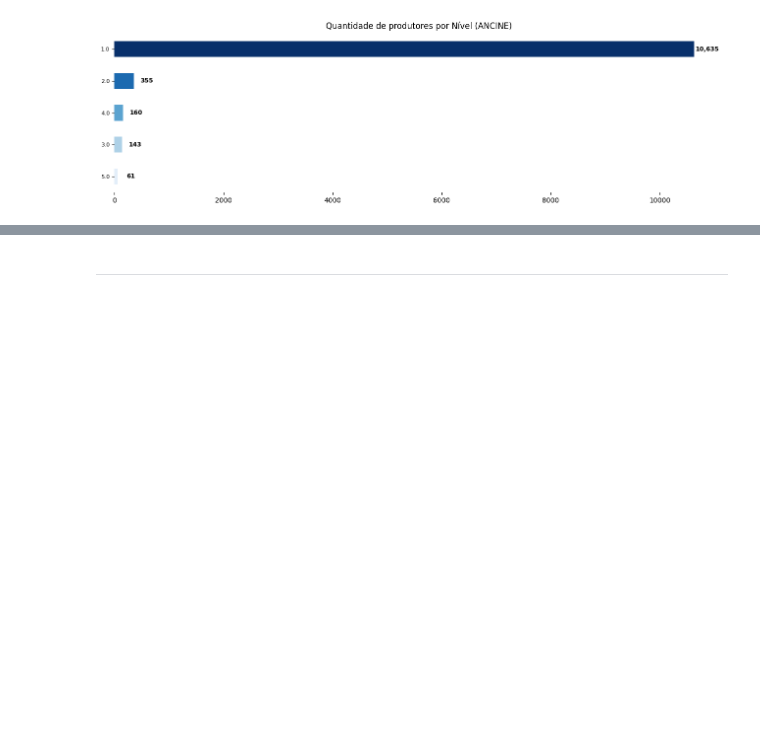
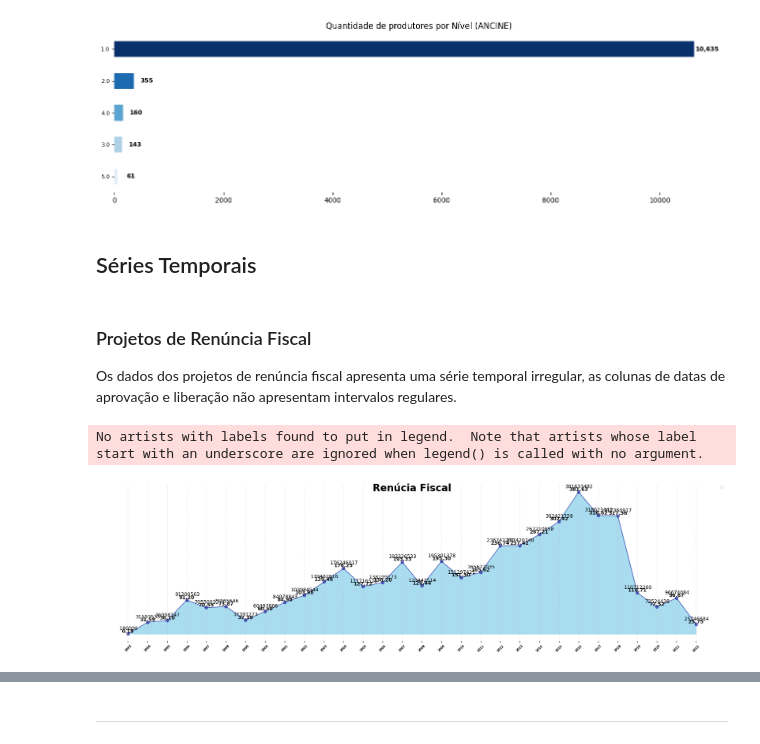
Before and after one commit to fonsecadados/AgenciaNacionalDoCinema_ANCINE, a Jupyter notebook: ANCINE_DesafiosEOportunidades.ipynb, the cells around one changed output, grey strips where cells are left out. Drawn from its saved outputs; the diff is of its cells as text; code cells hidden in the pictures; blank space fills up the shorter version.

```diff
--- a/ANCINE_DesafiosEOportunidades.ipynb
+++ b/ANCINE_DesafiosEOportunidades.ipynb
@@ -583,6 +583,49 @@ classificacao_2 = agnts_tabela_unificada[agnts_tabela_unificada['CLASSIFICACAO_N
 classificacao_3 = agnts_tabela_unificada[agnts_tabela_unificada['CLASSIFICACAO_NIVEL_PRODUTORA'] == 3.0]
 classificacao_4 = agnts_tabela_unificada[agnts_tabela_unificada['CLASSIFICACAO_NIVEL_PRODUTORA'] == 4.0]
 classificacao_5 = agnts_tabela_unificada[agnts_tabela_unificada['CLASSIFICACAO_NIVEL_PRODUTORA'] == 5.0]
+# %% [markdown]
+## Séries Temporais
+# %% [markdown]
+### Projetos de Renúncia Fiscal
+
+Os dados dos projetos de renúncia fiscal apresenta uma série temporal irregular, as colunas de datas de aprovação e liberação não apresentam intervalos regulares.
+# %%
+df_serie_temp_renun_fiscal = proj_renuncia_fiscal[['DT_APROVACAO_CAPTACAO', 'TOTAL_CAPTADO']]
+df_serie_temp_renun_fiscal['TOTAL_CAPTADO'] = df_serie_temp_renun_fiscal['TOTAL_CAPTADO'].str.replace(',', '.').astype(float)
+df_serie_temp_renun_fiscal['DT_APROVACAO_CAPTACAO'] = df_serie_temp_renun_fiscal['DT_APROVACAO_CAPTACAO'].dt.year
+df_serie_temp_renun_fiscal = df_serie_temp_renun_fiscal.set_index('DT_APROVACAO_CAPTACAO')['TOTAL_CAPTADO']
+df_serie_temp_renun_fiscal = df_serie_temp_renun_fiscal.groupby(df_serie_temp_renun_fiscal.index).sum().reset_index()
+df_serie_temp_renun_fiscal_ano = df_serie_temp_renun_fiscal.set_index('DT_APROVACAO_CAPTACAO')['TOTAL_CAPTADO']
+# %%
+
+plt.figure(figsize=(18,5))
+plt.plot(df_serie_temp_renun_fiscal_ano, marker='o', color='darkblue', alpha=0.5)
+for index, value in df_serie_temp_renun_fiscal_ano.items():
+    value_millions = value / 1e6
+    plt.annotate(
+        f"{round(value)}",
+        (index, value),
+        textcoords="offset points",
+        xytext=(1, 8),
+        ha="center",
+        fontsize=10
+    )
+    plt.text(index, value, f"{value_millions:.2f}", ha='center', va='bottom', fontweight='bold', fontsize=10, alpha=0.9)
+
+
+plt.xticks(df_serie_temp_renun_fiscal_ano.index, rotation=45, fontweight='bold', alpha=1)
+plt.fill_between(df_serie_temp_renun_fiscal_ano.index, df_serie_temp_renun_fiscal_ano.values, color="skyblue", alpha=0.7)
+plt.tick_params(axis='x', which='minor', width=5)
+plt.yticks([])
+plt.box()
+plt.tight_layout()
+plt.grid(linestyle='dashed', alpha=0.3)
+plt.legend()
+plt.suptitle('Renúcia Fiscal', fontsize=20, fontweight='bold')
+plt.show()
+# %% [output]
+No artists with labels found to put in legend.  Note that artists whose label start with an underscore are ignored when legend() is called with no argument.
+[figure, added]
 # %%
 #NÃO EXCLUIR - PRODUTORAS COM PROJETOS DE RENÚNCIA FISCAL
 renun_fiscal_captados = proj_renuncia_fiscal.copy()
```
Also changed, not shown: parts of 15 cells of this notebook, 1 other file.
